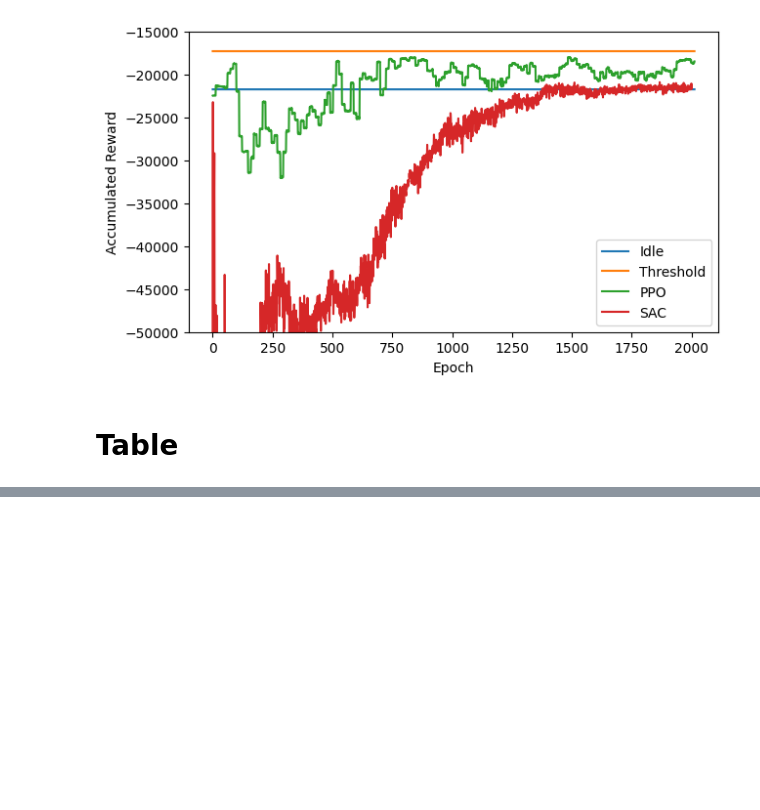
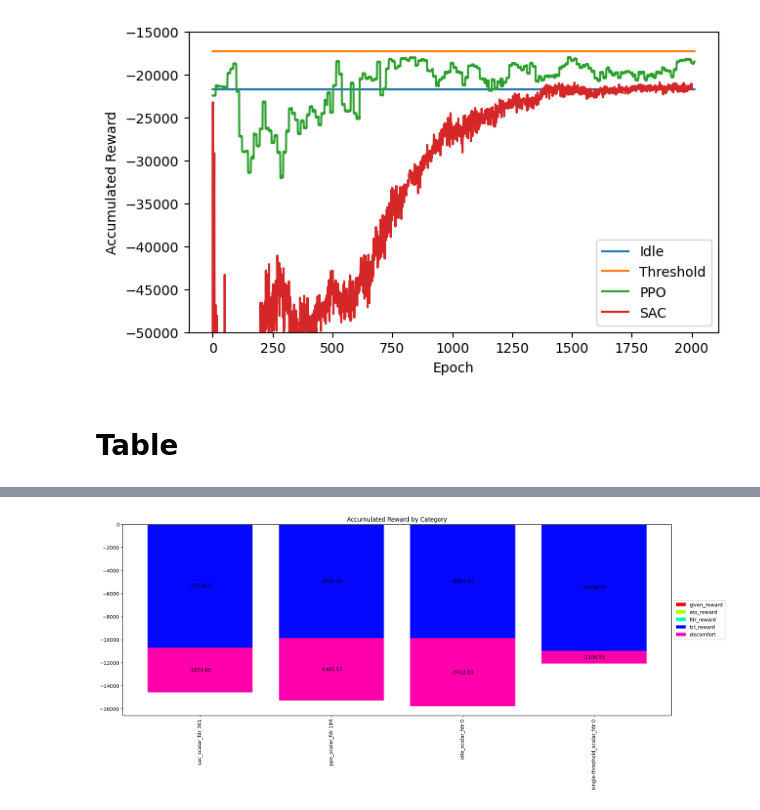
Before and after one commit to TimWalter/smart-energy-controller, a Jupyter notebook: src/figures.ipynb, the cells around one changed output, grey strips where cells are left out. Cells and saved outputs as stored; diff of their text form; code cells hidden in the pictures; blank space fills up the shorter version.

```diff
--- a/src/figures.ipynb
+++ b/src/figures.ipynb
@@ -511,0 +164,4 @@ plt.show()
+# %%
+best_rewards_by_category(tcl_data)
+# %% [output]
+[figure, added]
```
Also changed, not shown: parts of 35 cells of this notebook, 31 other files.
